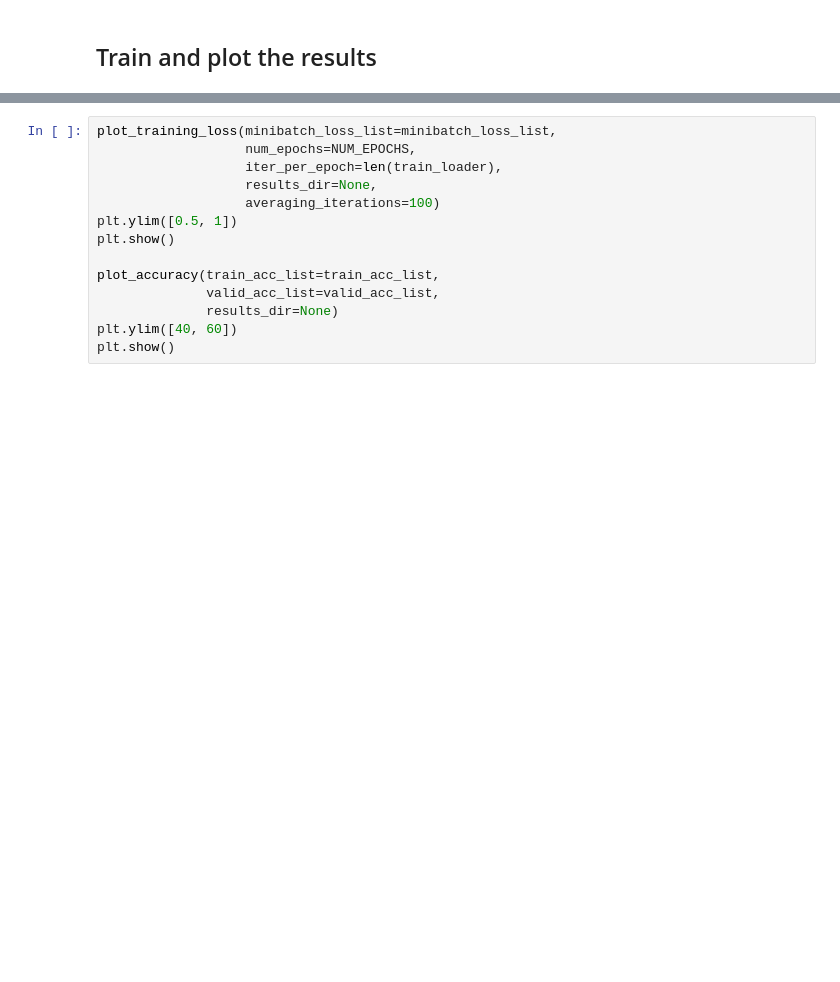
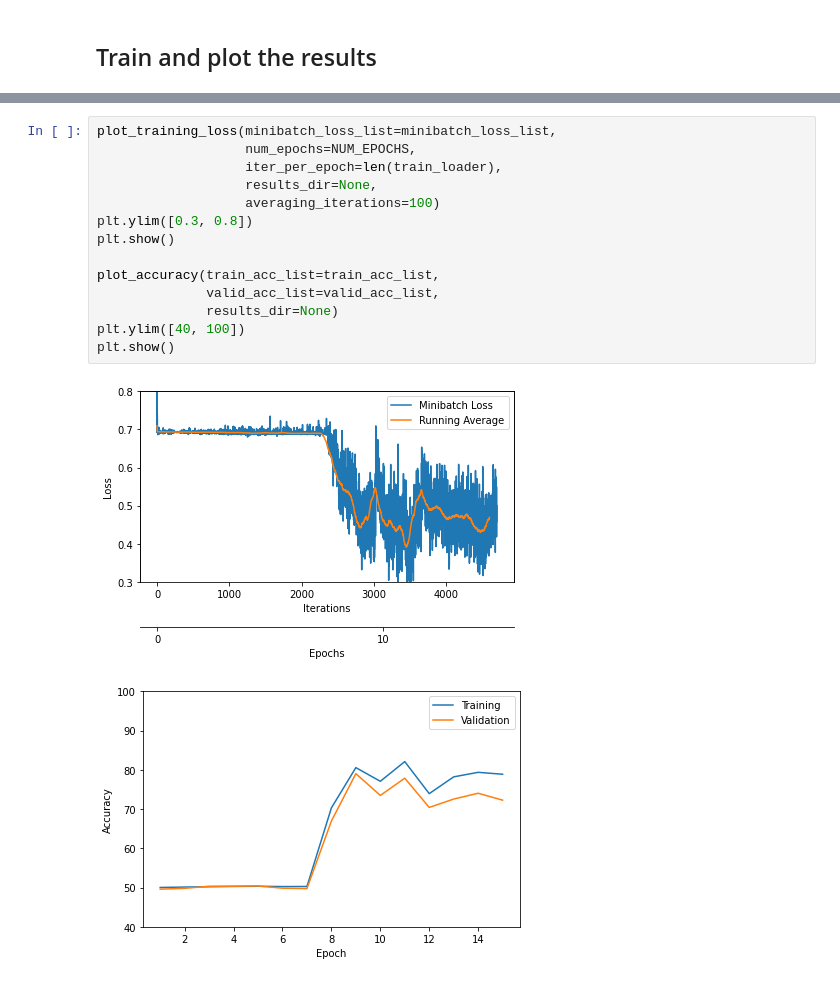
Before and after one commit to andrei-radulescu-banu/stat453-deep-learning-ss21, a Jupyter notebook: L15/1_lstm_torch_1.13.0.ipynb, the cells around one changed output, grey strips where cells are left out. Cells and saved outputs as stored; diff of their text form; blank space fills up the shorter version.

```diff
--- a/L15/1_lstm_torch_1.13.0.ipynb
+++ b/L15/1_lstm_torch_1.13.0.ipynb
@@ -521,17 +662,20 @@ minibatch_loss_list, train_acc_list, valid_acc_list = train_model(
 # %%
 plot_training_loss(minibatch_loss_list=minibatch_loss_list,
                    num_epochs=NUM_EPOCHS,
                    iter_per_epoch=len(train_loader),
                    results_dir=None,
                    averaging_iterations=100)
-plt.ylim([0.5, 1])
+plt.ylim([0.3, 0.8])
 plt.show()
 
 plot_accuracy(train_acc_list=train_acc_list,
               valid_acc_list=valid_acc_list,
               results_dir=None)
-plt.ylim([40, 60])
+plt.ylim([40, 100])
 plt.show()
+# %% [output]
+[figure, added]
+[figure, added]
 # %%
 def predict_sentiment(model, sentence):
 
```
Also changed, not shown: parts of 26 cells of this notebook.
